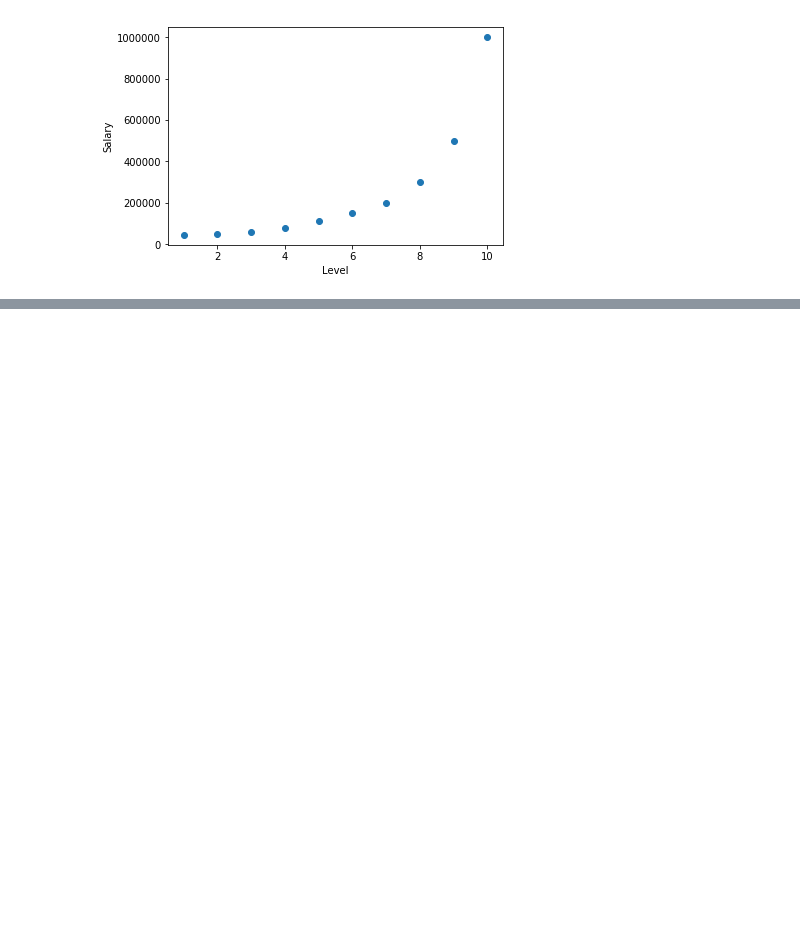
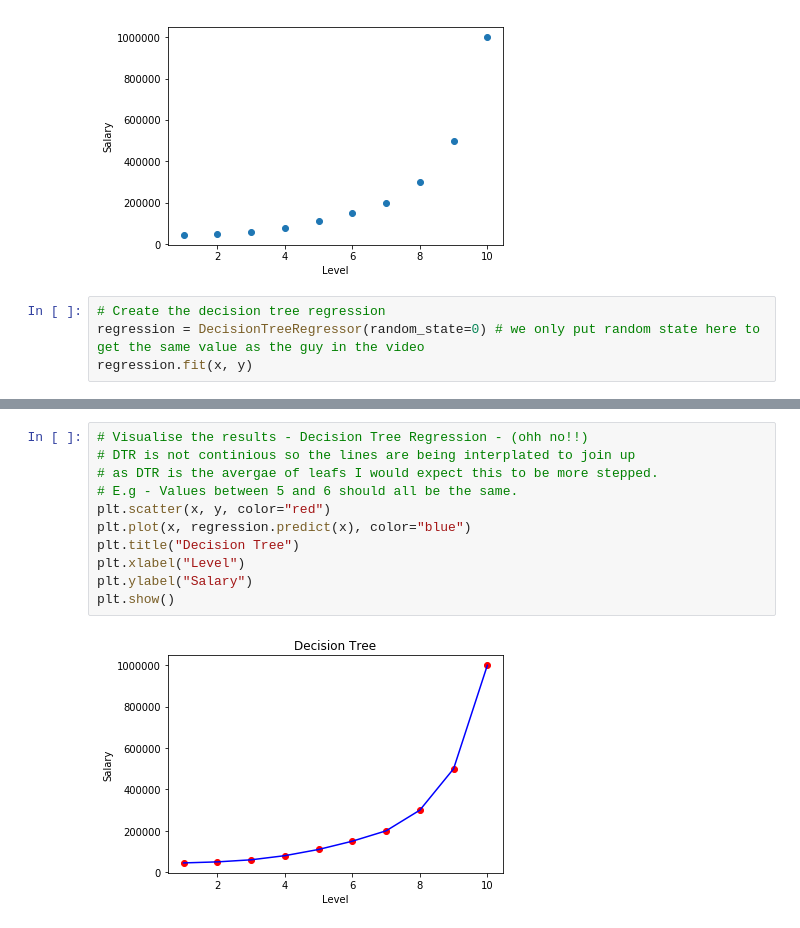
Before and after one commit to IVIURRAY/Machine-Learning-Playground, a Jupyter notebook: 2.0 - Regression/decision_tree_regression.ipynb, the cells around one changed output, grey strips where cells are left out. Cells and saved outputs as stored; diff of their text form; blank space fills up the shorter version.

Commit message:
adding Decision Tree Regression

```diff
--- a/2.0 - Regression/decision_tree_regression.ipynb
+++ b/2.0 - Regression/decision_tree_regression.ipynb
@@ -48,3 +51,7 @@ plt.ylabel("Salary")
 plt.show()
 # %% [output]
 [figure]
+# %%
+# Create the decision tree regression
+regression = DecisionTreeRegressor(random_state=0) # we only put random state here to get the same value as the guy in the video
+regression.fit(x, y)
@@ -50,0 +71,13 @@ plt.show()
+# %%
+# Visualise the results - Decision Tree Regression - (ohh no!!)
+# DTR is not continious so the lines are being interplated to join up
+# as DTR is the avergae of leafs I would expect this to be more stepped.
+# E.g - Values between 5 and 6 should all be the same.
+plt.scatter(x, y, color="red")
+plt.plot(x, regression.predict(x), color="blue")
+plt.title("Decision Tree")
+plt.xlabel("Level")
+plt.ylabel("Salary")
+plt.show()
+# %% [output]
+[figure, added]
```
Also changed, not shown: parts of 5 cells of this notebook.
